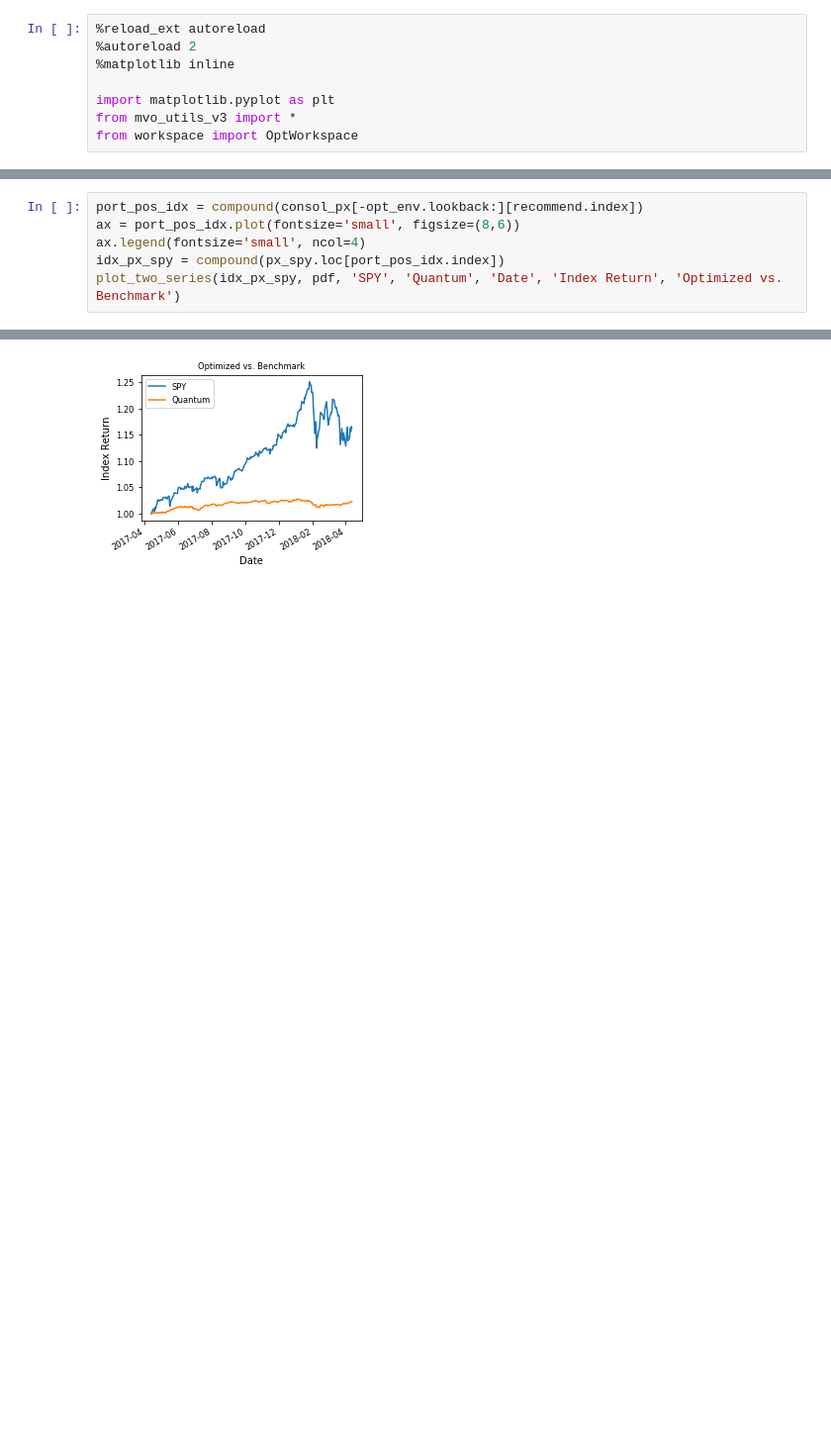
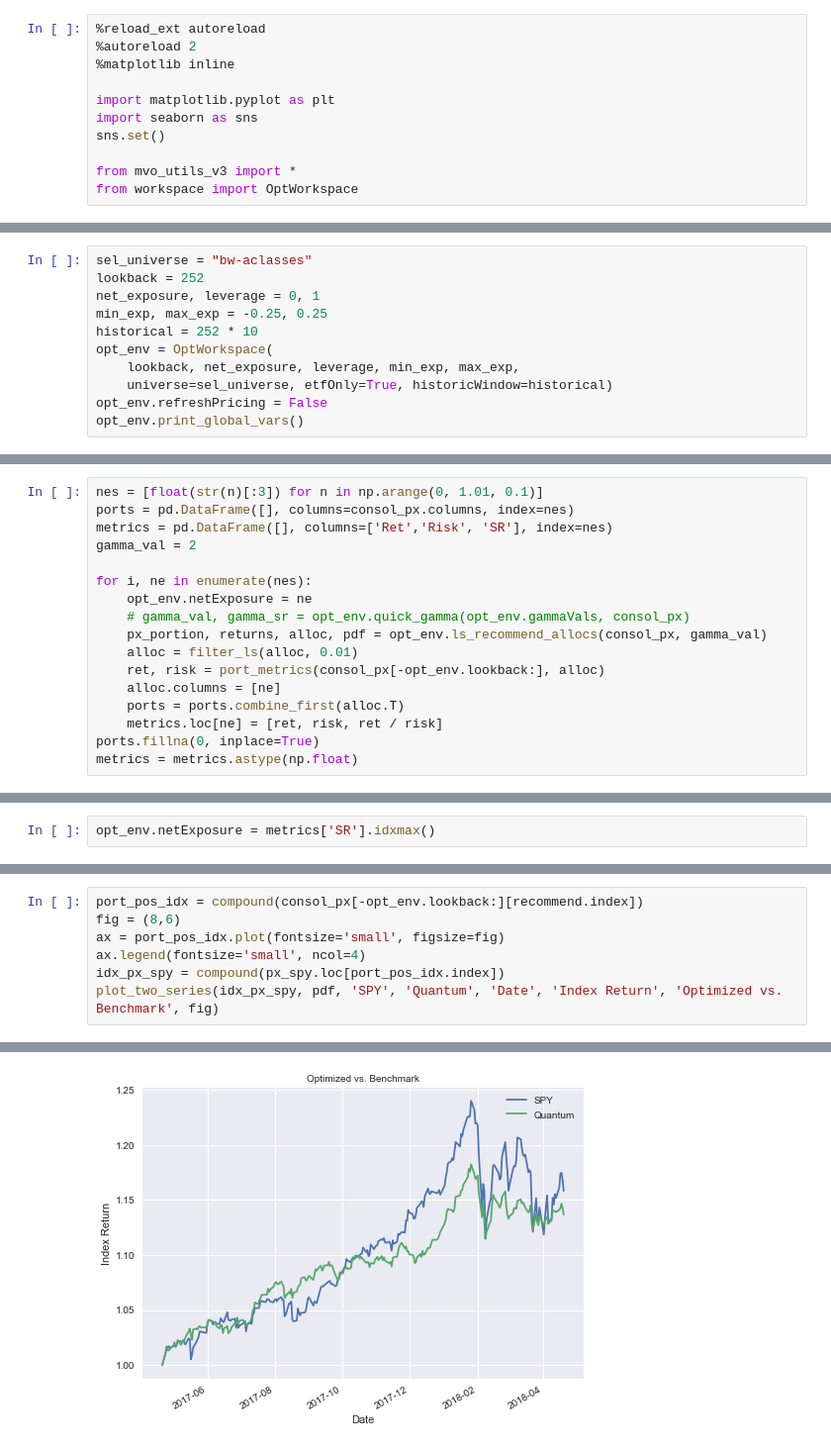
Before and after one commit to veigaco/quantum, a Jupyter notebook: assetclass_price_opt_algo.ipynb, the cells around one changed output, grey strips where cells are left out. Shown at 99% size. Drawn from its saved outputs; the diff is of its cells as text; blank space fills up the shorter version.

```diff
--- a/assetclass_price_opt_algo.ipynb
+++ b/assetclass_price_opt_algo.ipynb
@@ -4,5 +4,8 @@
 %matplotlib inline
 
 import matplotlib.pyplot as plt
+import seaborn as sns
+sns.set()
+
 from mvo_utils_v3 import *
 from workspace import OptWorkspace
@@ -23,0 +12,11 @@ Universe: fixed-income
+# %%
+sel_universe = "bw-aclasses"
+lookback = 252
+net_exposure, leverage = 0, 1
+min_exp, max_exp = -0.25, 0.25
+historical = 252 * 10
+opt_env = OptWorkspace(
+    lookback, net_exposure, leverage, min_exp, max_exp,
+    universe=sel_universe, etfOnly=True, historicWindow=historical)
+opt_env.refreshPricing = False
+opt_env.print_global_vars()
@@ -32,0 +68,17 @@ Getting pricing for: SPY.csv 2014-11-01
+# %%
+nes = [float(str(n)[:3]) for n in np.arange(0, 1.01, 0.1)]
+ports = pd.DataFrame([], columns=consol_px.columns, index=nes)
+metrics = pd.DataFrame([], columns=['Ret','Risk', 'SR'], index=nes)
+gamma_val = 2
+
+for i, ne in enumerate(nes):
+    opt_env.netExposure = ne
+    # gamma_val, gamma_sr = opt_env.quick_gamma(opt_env.gammaVals, consol_px)
+    px_portion, returns, alloc, pdf = opt_env.ls_recommend_allocs(consol_px, gamma_val)
+    alloc = filter_ls(alloc, 0.01)
+    ret, risk = port_metrics(consol_px[-opt_env.lookback:], alloc)
+    alloc.columns = [ne]
+    ports = ports.combine_first(alloc.T)
+    metrics.loc[ne] = [ret, risk, ret / risk]
+ports.fillna(0, inplace=True)
+metrics = metrics.astype(np.float)
@@ -33 +115,3 @@ Getting pricing for: SPY.csv 2014-11-01
+# %%
+opt_env.netExposure = metrics['SR'].idxmax()
 # %%
@@ -59,7 +145,8 @@ daily_rets.corr().mean().mean()
 # %%
 port_pos_idx = compound(consol_px[-opt_env.lookback:][recommend.index])
-ax = port_pos_idx.plot(fontsize='small', figsize=(8,6))
+fig = (8,6)
+ax = port_pos_idx.plot(fontsize='small', figsize=fig)
 ax.legend(fontsize='small', ncol=4)
 idx_px_spy = compound(px_spy.loc[port_pos_idx.index])
-plot_two_series(idx_px_spy, pdf, 'SPY', 'Quantum', 'Date', 'Index Return', 'Optimized vs. Benchmark')
+plot_two_series(idx_px_spy, pdf, 'SPY', 'Quantum', 'Date', 'Index Return', 'Optimized vs. Benchmark', fig)
 # %% [output]
@@ -67,4 +154,4 @@ plot_two_series(idx_px_spy, pdf, 'SPY', 'Quantum', 'Date', 'Index Return', 'Opti
-[figure, old version]
+[figure, new version]
 # %%
 pdf.pct_change().plot(kind='hist', figsize=(8,6), fontsize='small')
 # %% [output]
```
Also changed, not shown: parts of 15 cells of this notebook, 6 other files.
